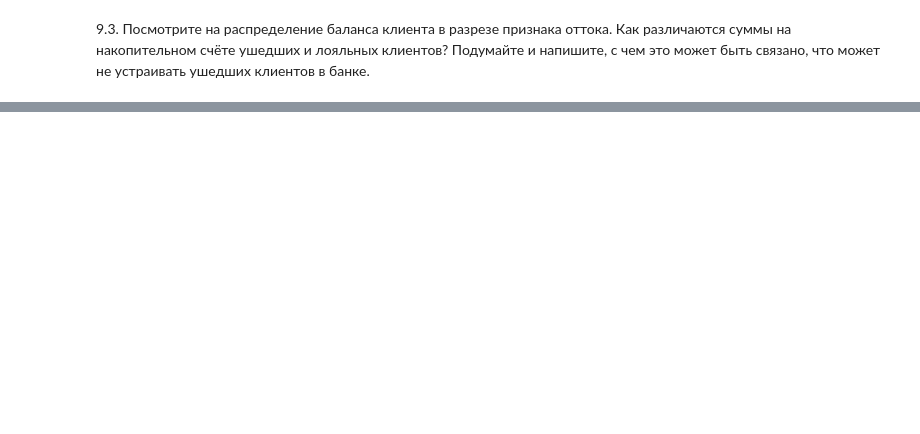
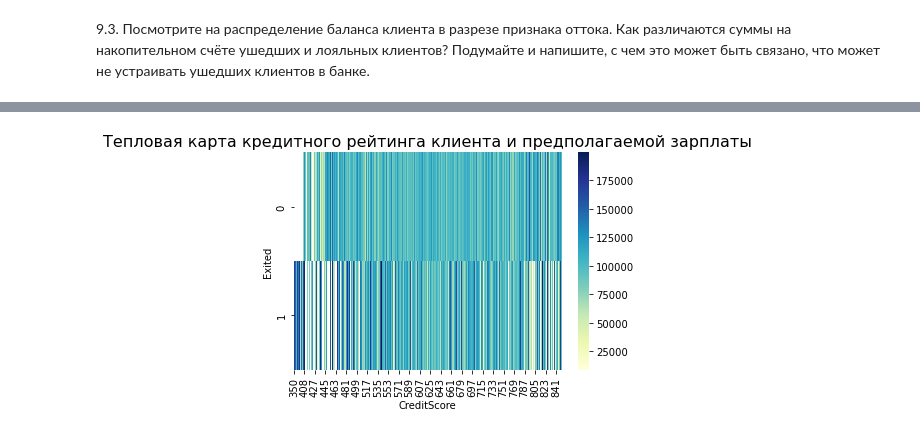
Before and after one commit to VitaLiNaLi/HW_Visual, a Jupyter notebook: HW_Visual.ipynb, the cells around one changed output, grey strips where cells are left out. Drawn from its saved outputs; the diff is of its cells as text; code cells hidden in the pictures; blank space fills up the shorter version.

```diff
--- a/HW_Visual.ipynb
+++ b/HW_Visual.ipynb
@@ -148,2 +218,12 @@ KeyError: 'Columns not found: False, True'
+# %%
+pivot =mean_data.pivot_table(
+    values='EstimatedSalary',
+    columns='CreditScore',
+    index='Exited'
+)
+heatmap = sns.heatmap(data=pivot, cmap='YlGnBu')
+heatmap.set_title('Тепловая карта кредитного рейтинга клиента и предполагаемой зарплаты', fontsize=16);
+# %% [output]
+[figure, added]
 # %%
 jointplot = sns.jointplot(
```
Also changed, not shown: parts of 37 cells of this notebook.
